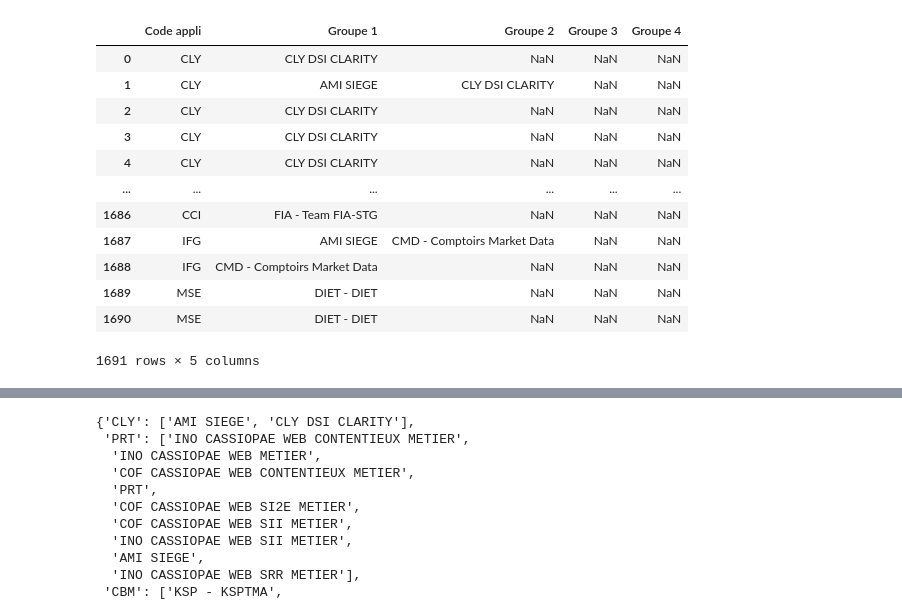
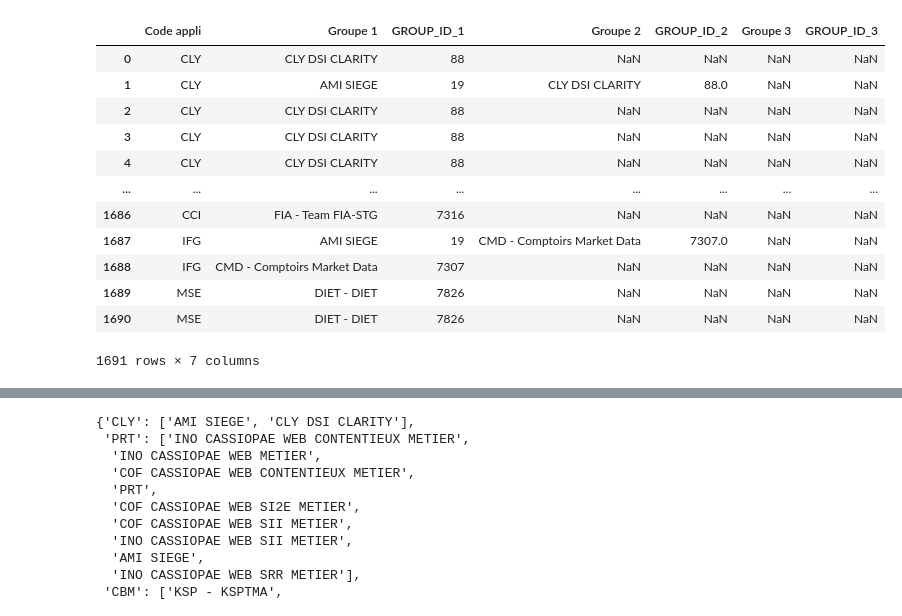
Before and after one commit to hbaieb77/PFEEE, a Jupyter notebook: etl_matric.ipynb, the cells around one changed output, grey strips where cells are left out. Saved outputs shown, nothing was run; the diff lists cells and outputs as text; code cells hidden in the pictures.

```diff
--- a/etl_matric.ipynb
+++ b/etl_matric.ipynb
@@ -31,19 +31,19 @@ df.head()
 | 3 | 477 | APP00001 | Pilotage activité (CLARITY) | CLY | - | REP_APP_SQL | Le problème porte sur | Une question ou un problème sur u... | CLY DSI CLARITY | ... |
 | 4 | 478 | APP00001 | Pilotage activité (CLARITY) | CLY | - | REP_APP_SQL | Le problème porte sur | Un problème sur les feuilles de t... | CLY DSI CLARITY | ... |
 # %%
-df_extract_groups = df[['Code appli' , 'Groupe 1' , 'Groupe 2' , 'Groupe 3' , 'Groupe 4']]
+df_extract_groups = df[['Code appli' , 'Groupe 1' ,'GROUP_ID_1', 'Groupe 2' ,'GROUP_ID_2', 'Groupe 3' ,'GROUP_ID_3']]
 df_extract_groups
 # %% [output]
-|  | Code appli | Groupe 1 | Groupe 2 | Groupe 3 | Groupe 4 |
-| 0 | CLY | CLY DSI CLARITY | NaN | NaN | NaN |
-| 1 | CLY | AMI SIEGE | CLY DSI CLARITY | NaN | NaN |
-| 2 | CLY | CLY DSI CLARITY | NaN | NaN | NaN |
-| 3 | CLY | CLY DSI CLARITY | NaN | NaN | NaN |
-| 4 | CLY | CLY DSI CLARITY | NaN | NaN | NaN |
-| ... | ... | ... | ... | ... | ... |
-| 1686 | CCI | FIA - Team FIA-STG | NaN | NaN | NaN |
-| 1687 | IFG | AMI SIEGE | CMD - Comptoirs Market Data | NaN | NaN |
-| 1688 | IFG | CMD - Comptoirs Market Data | NaN | NaN | NaN |
-| 1689 | MSE | DIET - DIET | NaN | NaN | NaN |
-| 1690 | MSE | DIET - DIET | NaN | NaN | NaN |
+|  | Code appli | Groupe 1 | GROUP_ID_1 | Groupe 2 | GROUP_ID_2 | Groupe 3 | GROUP_ID_3 |
+| 0 | CLY | CLY DSI CLARITY | 88 | NaN | NaN | NaN | NaN |
+| 1 | CLY | AMI SIEGE | 19 | CLY DSI CLARITY | 88.0 | NaN | NaN |
+| 2 | CLY | CLY DSI CLARITY | 88 | NaN | NaN | NaN | NaN |
+| 3 | CLY | CLY DSI CLARITY | 88 | NaN | NaN | NaN | NaN |
+| 4 | CLY | CLY DSI CLARITY | 88 | NaN | NaN | NaN | NaN |
+| ... | ... | ... | ... | ... | ... | ... | ... |
+| 1686 | CCI | FIA - Team FIA-STG | 7316 | NaN | NaN | NaN | NaN |
+| 1687 | IFG | AMI SIEGE | 19 | CMD - Comptoirs Market Data | 7307.0 | NaN | NaN |
+| 1688 | IFG | CMD - Comptoirs Market Data | 7307 | NaN | NaN | NaN | NaN |
+| 1689 | MSE | DIET - DIET | 7826 | NaN | NaN | NaN | NaN |
+| 1690 | MSE | DIET - DIET | 7826 | NaN | NaN | NaN | NaN |
-1691 rows × 5 columns
+1691 rows × 7 columns
```
Also changed, not shown: parts of 1 cell of this notebook.
